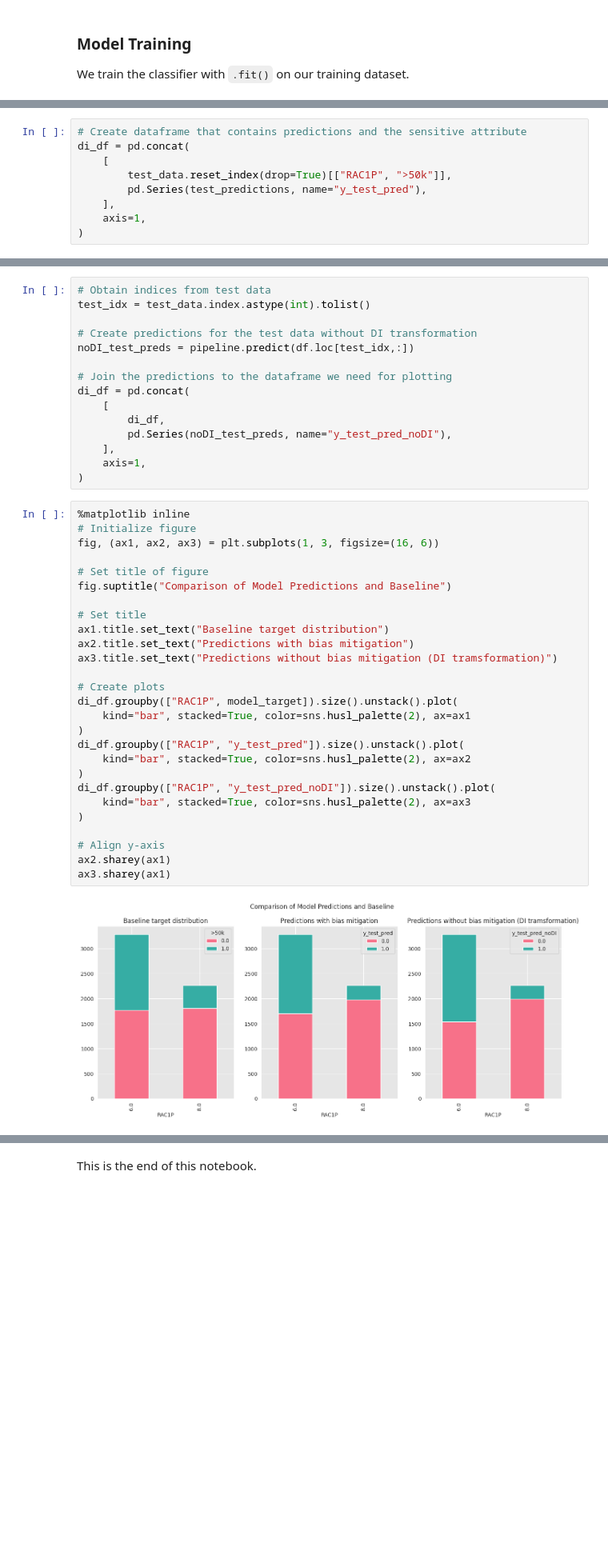
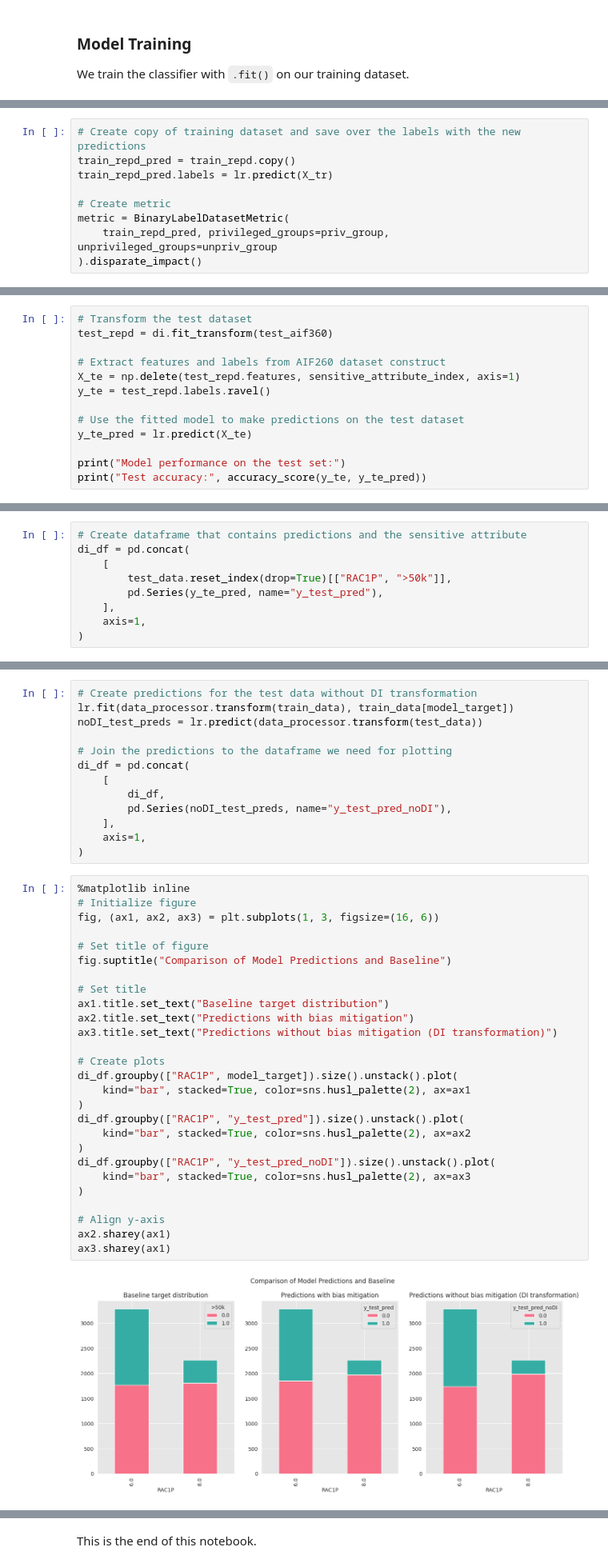
Before and after one commit to aws-samples/aws-machine-learning-university-responsible-ai, a Jupyter notebook: notebooks/day_2/MLA-RESML-DI.ipynb, the cells around one changed output, grey strips where cells are left out. Shown at 80% size. Drawn from its saved outputs; the diff is of its cells as text; blank space fills up the shorter version.

```diff
--- a/notebooks/day_2/MLA-RESML-DI.ipynb
+++ b/notebooks/day_2/MLA-RESML-DI.ipynb
@@ -530,0 +503,9 @@ Validation accuracy: 0.8409181903109569
+# %%
+# Create copy of training dataset and save over the labels with the new predictions
+train_repd_pred = train_repd.copy()
+train_repd_pred.labels = lr.predict(X_tr)
+
+# Create metric
+metric = BinaryLabelDatasetMetric(
+    train_repd_pred, privileged_groups=priv_group, unprivileged_groups=unpriv_group
+).disparate_impact()
@@ -551,0 +577,13 @@ Test accuracy: 0.8261574491082688
+# %%
+# Transform the test dataset
+test_repd = di.fit_transform(test_aif360)
+
+# Extract features and labels from AIF260 dataset construct
+X_te = np.delete(test_repd.features, sensitive_attribute_index, axis=1)
+y_te = test_repd.labels.ravel()
+
+# Use the fitted model to make predictions on the test dataset
+y_te_pred = lr.predict(X_te)
+
+print("Model performance on the test set:")
+print("Test accuracy:", accuracy_score(y_te, y_te_pred))
@@ -556,7 +610,7 @@ From our previous notebook, we might remember that the accuracy was in fact pret
 di_df = pd.concat(
     [
         test_data.reset_index(drop=True)[["RAC1P", ">50k"]],
-        pd.Series(test_predictions, name="y_test_pred"),
+        pd.Series(y_te_pred, name="y_test_pred"),
     ],
     axis=1,
 )
@@ -613,9 +642,7 @@ We notice that the results for the disfavored group have marginally worsened. Ho
 # %%
-# Obtain indices from test data
-test_idx = test_data.index.astype(int).tolist()
-
 # Create predictions for the test data without DI transformation
-noDI_test_preds = pipeline.predict(df.loc[test_idx,:])
+lr.fit(data_processor.transform(train_data), train_data[model_target])
+noDI_test_preds = lr.predict(data_processor.transform(test_data))
 
 # Join the predictions to the dataframe we need for plotting
 di_df = pd.concat(
@@ -628,29 +655,29 @@ di_df = pd.concat(
 # %%
 %matplotlib inline
 # Initialize figure
 fig, (ax1, ax2, ax3) = plt.subplots(1, 3, figsize=(16, 6))
 
 # Set title of figure
 fig.suptitle("Comparison of Model Predictions and Baseline")
 
 # Set title
 ax1.title.set_text("Baseline target distribution")
 ax2.title.set_text("Predictions with bias mitigation")
-ax3.title.set_text("Predictions without bias mitigation (DI tramsformation)")
+ax3.title.set_text("Predictions without bias mitigation (DI transformation)")
 
 # Create plots
 di_df.groupby(["RAC1P", model_target]).size().unstack().plot(
     kind="bar", stacked=True, color=sns.husl_palette(2), ax=ax1
 )
 di_df.groupby(["RAC1P", "y_test_pred"]).size().unstack().plot(
     kind="bar", stacked=True, color=sns.husl_palette(2), ax=ax2
 )
 di_df.groupby(["RAC1P", "y_test_pred_noDI"]).size().unstack().plot(
     kind="bar", stacked=True, color=sns.husl_palette(2), ax=ax3
 )
 
 # Align y-axis
 ax2.sharey(ax1)
 ax3.sharey(ax1)
 # %% [output]
-[figure, old version]
+[figure, new version]
```
Also changed, not shown: parts of 54 cells of this notebook, 5 other files.
